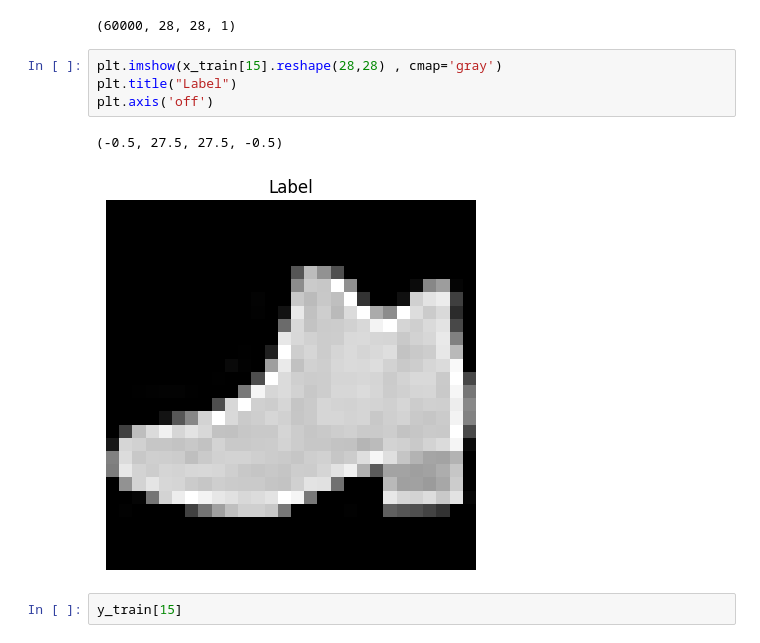
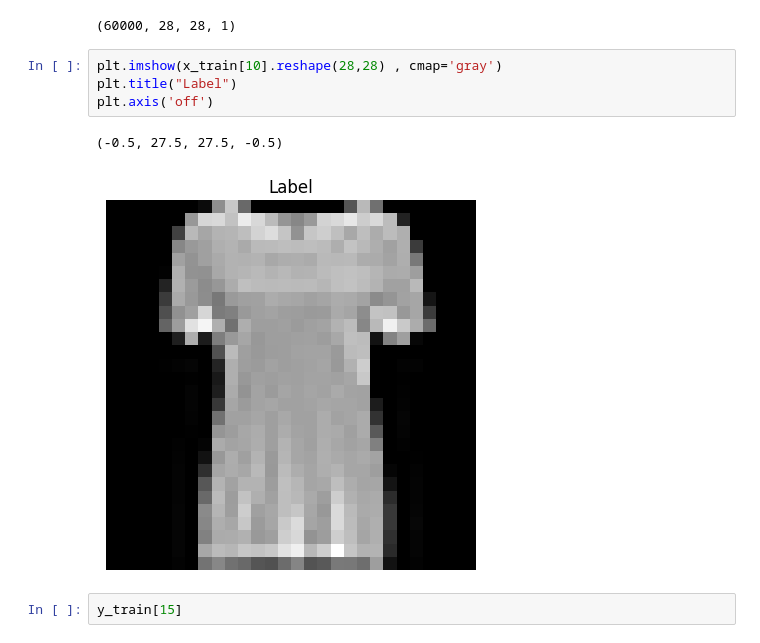
Before and after one commit to gibrano/Curso_Bourbaki_DL, a Jupyter notebook: bloque6/DL_Bloque6_GANs.ipynb, the cells around one changed output. Saved outputs shown, nothing was run; the diff lists cells and outputs as text.

```diff
--- a/bloque6/DL_Bloque6_GANs.ipynb
+++ b/bloque6/DL_Bloque6_GANs.ipynb
@@ -117,12 +108,12 @@ x_train.shape
 # %% [output]
 (60000, 28, 28, 1)
 # %%
-plt.imshow(x_train[15].reshape(28,28) , cmap='gray')
+plt.imshow(x_train[10].reshape(28,28) , cmap='gray')
 plt.title("Label")
 plt.axis('off')
 # %% [output]
 (-0.5, 27.5, 27.5, -0.5)
-[figure, old version]
+[figure, new version]
 # %%
 y_train[15]
 # %% [output]
```
Also changed, not shown: parts of 6 cells of this notebook, 6 other files.
